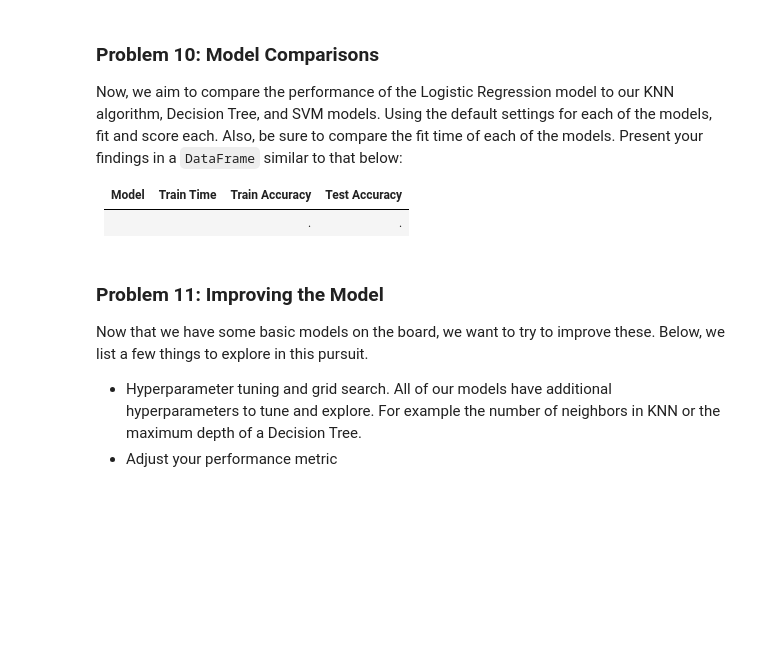
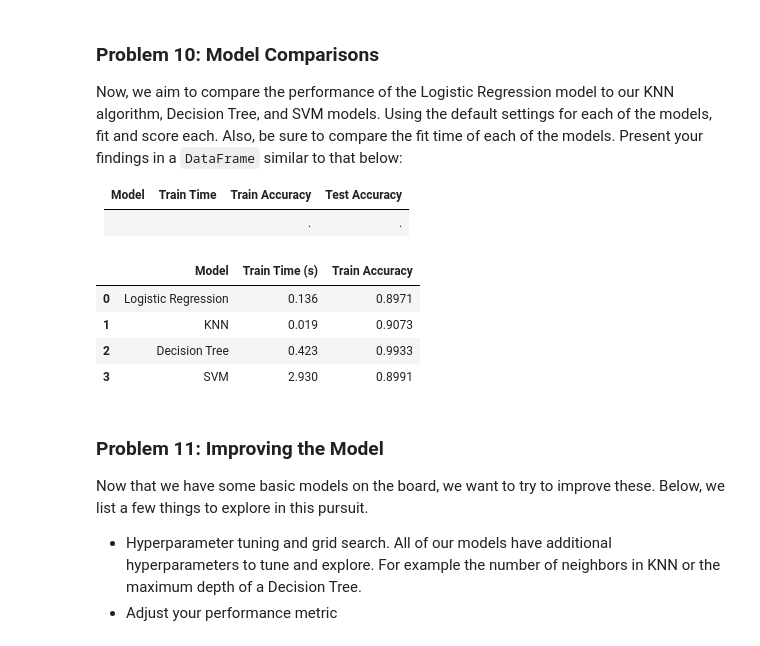
Before and after one commit to doddigarlajyothsna-maker/Module17, a Jupyter notebook: compare_classifiers.ipynb, the cells around one changed output. Drawn from its saved outputs; the diff is of its cells as text; code cells hidden in the pictures; blank space fills up the shorter version.

Commit message:
coded to compare the models

```diff
--- a/compare_classifiers.ipynb
+++ b/compare_classifiers.ipynb
@@ -71,3 +171,8 @@ Now that you understand your business objective, we will build a basic model to
 ### Problem 6: Train/Test Split
 
 With your data prepared, split it into a train and test set.
+# %%
+X_train, X_test,y_train,y_test = train_test_split(
+    X_model, y, test_size=0.2, random_state=42, stratify=y
+)
+print("Train size:", len(X_train), "Test size:", len(X_test))
@@ -75,3 +182,8 @@ With your data prepared, split it into a train and test set.
 ### Problem 7: A Baseline Model
 
 Before we build our first model, we want to establish a baseline.  What is the baseline performance that our classifier should aim to beat?
+# %%
+dummy = DummyClassifier(strategy="most_frequent")
+dummy.fit(X_train,y_train)
+baseline_test = dummy.score(X_test, y_test)
+print(f"Baseline test accuracy (majority class): {baseline_test:4f}")
@@ -79,3 +199,6 @@ Before we build our first model, we want to establish a baseline.  What is the b
 ### Problem 8: A Simple Model
 
 Use Logistic Regression to build a basic model on your data.
+# %%
+log_reg = LogisticRegression(max_iter=1000, random_state=42)
+log_reg.fit(X_train, y_train)
@@ -91,6 +222,42 @@ Now, we aim to compare the performance of the Logistic Regression model to our K
 | Model | Train Time | Train Accuracy | Test Accuracy |
 | ----- | ---------- | -------------  | -----------   |
 |     |    |.     |.     |
+# %%
+def evaluate_classifier(name, estimator, X_tr, y_tr,X_te,y_te):
+    start = time.perf_counter()
+    fit_X, fit_y = X_tr, y_tr
+    if name == "SVM" and len(y_tr) > 8_000:
+        fit_X, _, fit_y, _=train_test_split(
+        X_tr, y_tr, train_size=8_000, random_state=42, stratify=y_tr
+    )
+    estimator.fit(fit_X, fit_y)
+    train_time = time.perf_counter() - start
+    return{
+        "Model":name,
+        "Train Time (s)": round(train_time,3),
+        "Train Accuracy": round(estimator.score(X_tr, y_tr),4),
+        "Train Accuracy": round(estimator.score(X_tr, y_tr),4)
+}
+# %%
+models = {
+    "Logistic Regression": LogisticRegression(max_iter=1000, random_state=42),
+    "KNN": KNeighborsClassifier(),
+    "Decision Tree": DecisionTreeClassifier(random_state=42),
+    "SVM": SVC(random_state=42)
+}
+
+# Create comparison DataFrame by evaluating each classifier
+comparison_df = pd.DataFrame(
+    [evaluate_classifier(n, c, X_train, y_train, X_test, y_test) for n, c in models.items()]
+)
+
+comparison_df
+# %% [output]
+|  | Model | Train Time (s) | Train Accuracy |
+| 0 | Logistic Regression | 0.136 | 0.8971 |
+| 1 | KNN | 0.019 | 0.9073 |
+| 2 | Decision Tree | 0.423 | 0.9933 |
+| 3 | SVM | 2.930 | 0.8991 |
 # %% [markdown]
 ### Problem 11: Improving the Model
 
```
Also changed, not shown: parts of 16 cells of this notebook, 1 other file.
